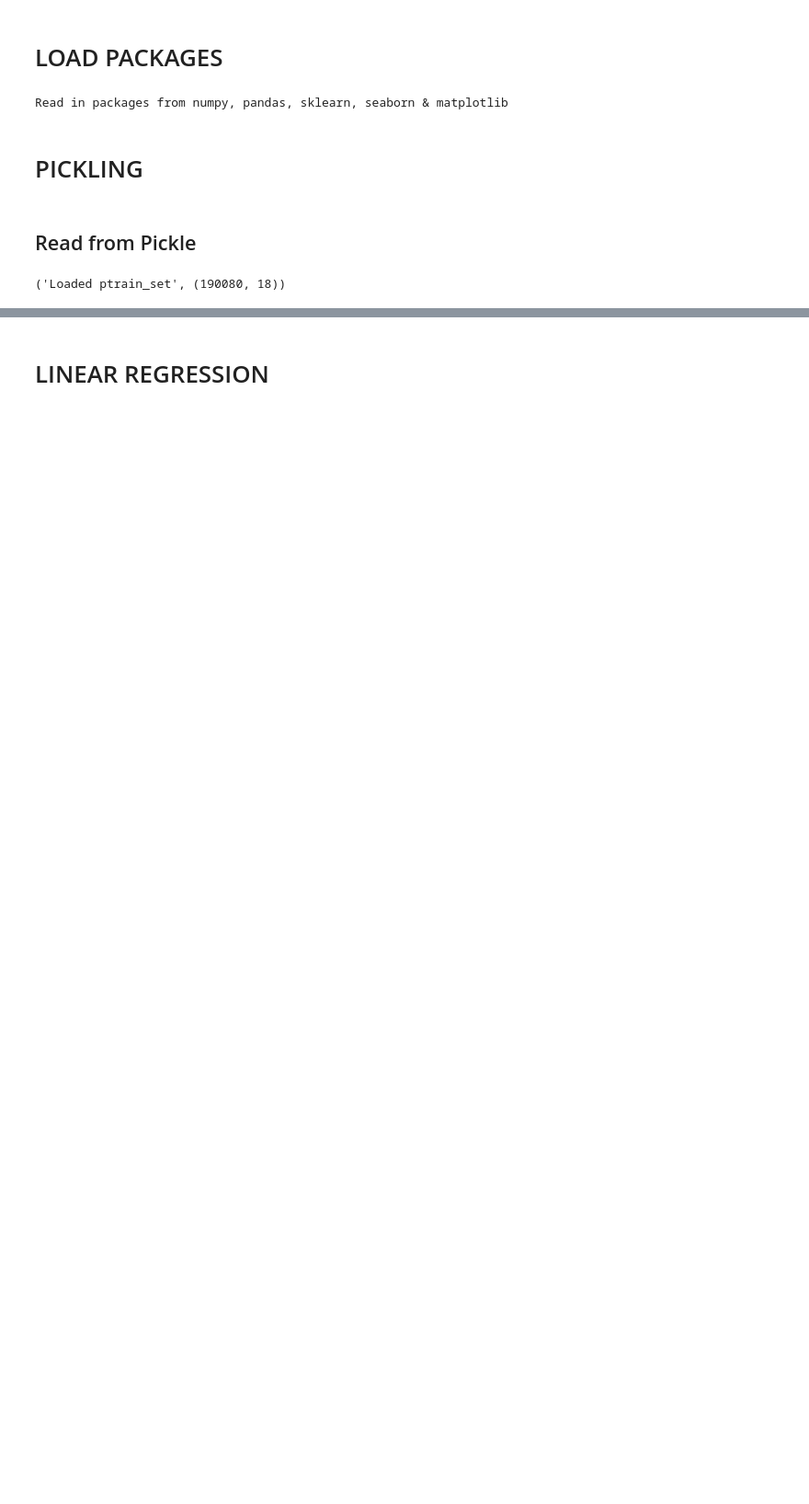
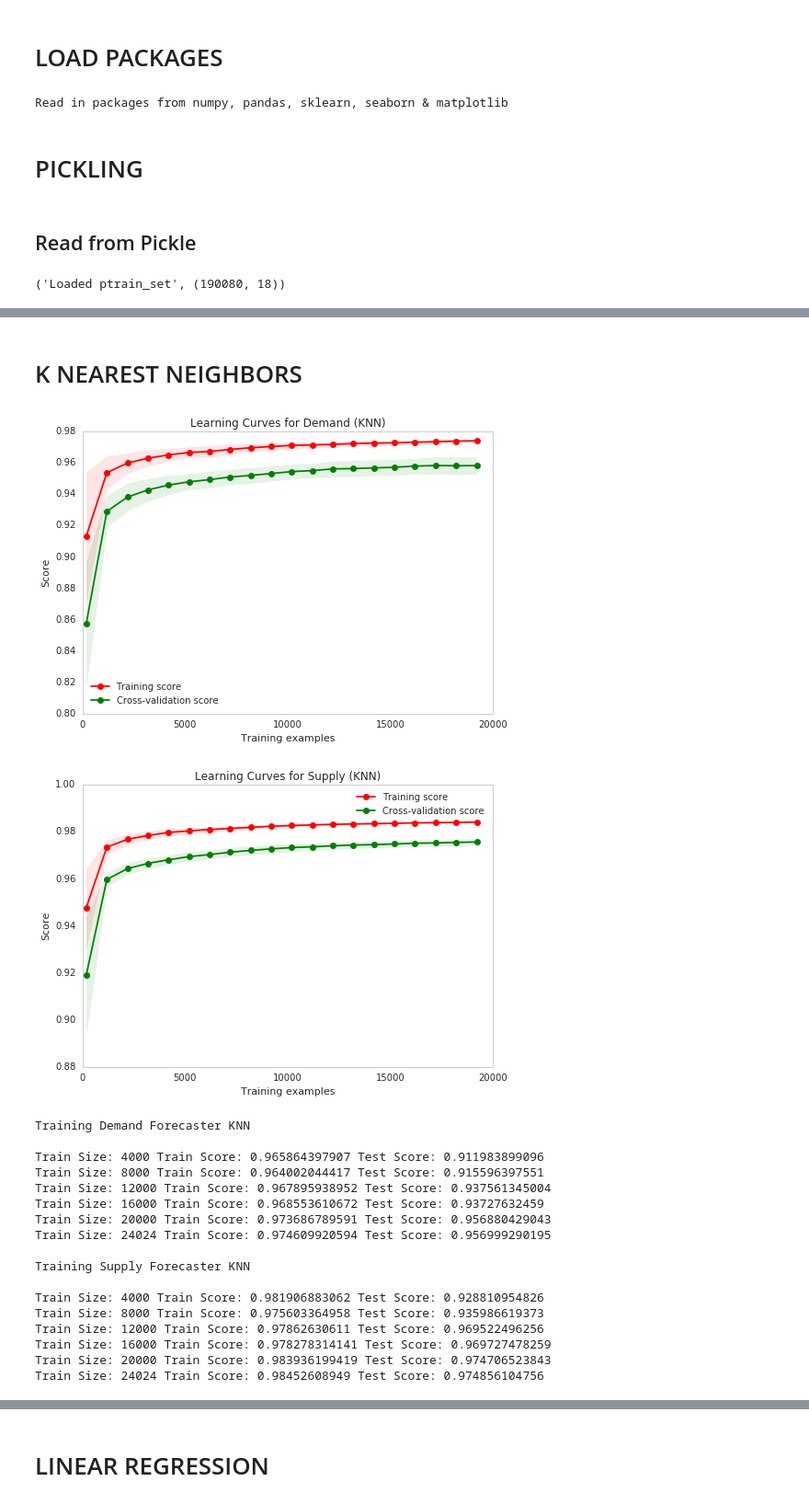
Before and after one commit to rvishakh/udacity, a Jupyter notebook: MLND/capstone/didi/fit.ipynb, the cells around one changed output, grey strips where cells are left out. Shown: that part at 92% size. Cells and saved outputs as stored; diff of their text form; code cells hidden in the pictures; blank space fills up the shorter version.

```diff
--- a/MLND/capstone/didi/fit.ipynb
+++ b/MLND/capstone/didi/fit.ipynb
@@ -262,0 +543,32 @@ Automatically created module for IPython interactive environment
+# %% [markdown]
+# K NEAREST NEIGHBORS
+# %%
+from sklearn.neighbors import KNeighborsRegressor
+
+# KNN defaults to R^2 score
+generate_learningcurves(rX_train=rX_train, ry_train=ry_train, aX_train=aX_train, ay_train=ay_train,
+                        alg_func=KNeighborsRegressor(), alg_name="KNN")
+
+generate_traintestscores(rX_train=rX_train, ry_train=ry_train, aX_train=aX_train, ay_train=ay_train,
+                         rX_test=rX_test, ry_test=ry_test, aX_test=aX_test, ay_test=ay_test,
+                         alg_func=KNeighborsRegressor(), alg_name="KNN")
+# %% [output]
+[figure, added]
+[figure, added]
+Training Demand Forecaster KNN
+
+Train Size: 4000 Train Score: 0.965864397907 Test Score: 0.911983899096
+Train Size: 8000 Train Score: 0.964002044417 Test Score: 0.915596397551
+Train Size: 12000 Train Score: 0.967895938952 Test Score: 0.937561345004
+Train Size: 16000 Train Score: 0.968553610672 Test Score: 0.93727632459
+Train Size: 20000 Train Score: 0.973686789591 Test Score: 0.956880429043
+Train Size: 24024 Train Score: 0.974609920594 Test Score: 0.956999290195
+
+Training Supply Forecaster KNN
+
+Train Size: 4000 Train Score: 0.981906883062 Test Score: 0.928810954826
+Train Size: 8000 Train Score: 0.975603364958 Test Score: 0.935986619373
+Train Size: 12000 Train Score: 0.97862630611 Test Score: 0.969522496256
+Train Size: 16000 Train Score: 0.978278314141 Test Score: 0.969727478259
+Train Size: 20000 Train Score: 0.983936199419 Test Score: 0.974706523843
+Train Size: 24024 Train Score: 0.98452608949 Test Score: 0.974856104756
```
Also changed, not shown: parts of 44 cells of this notebook.
